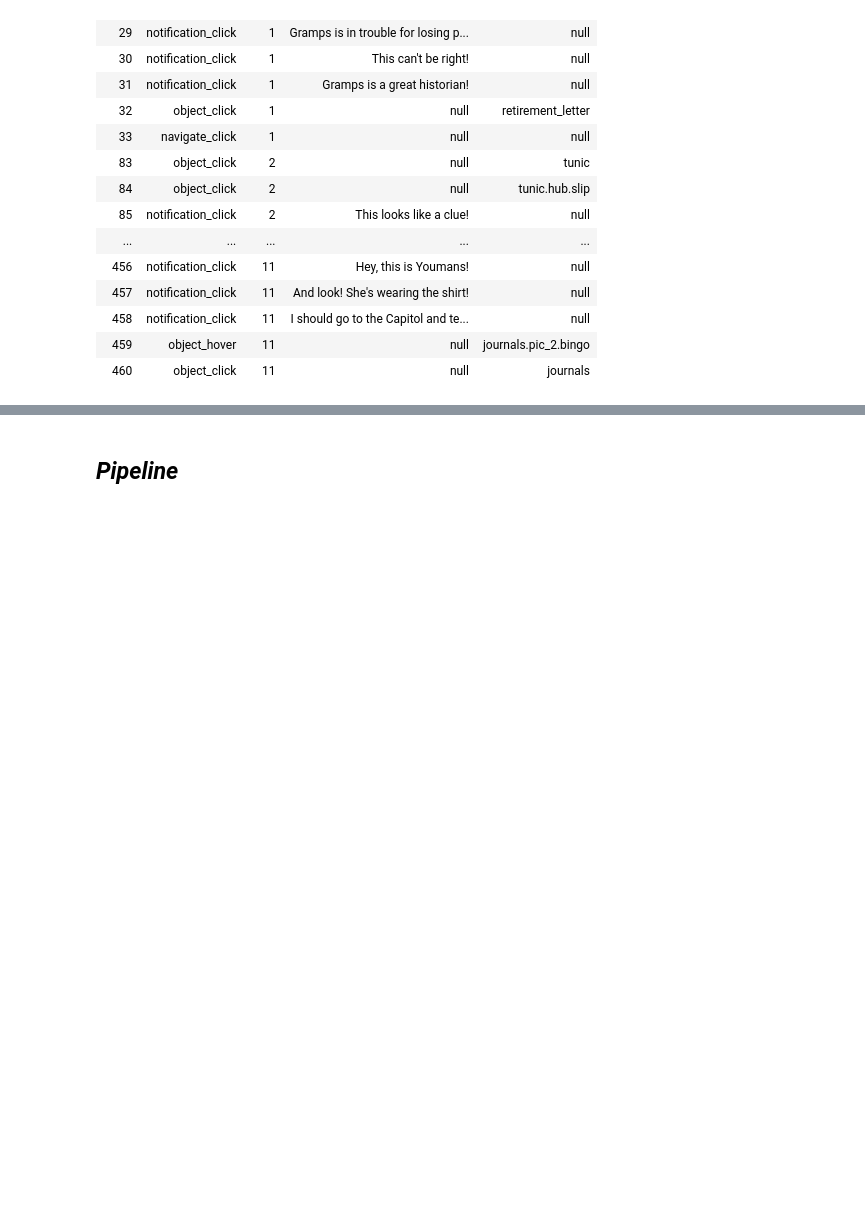
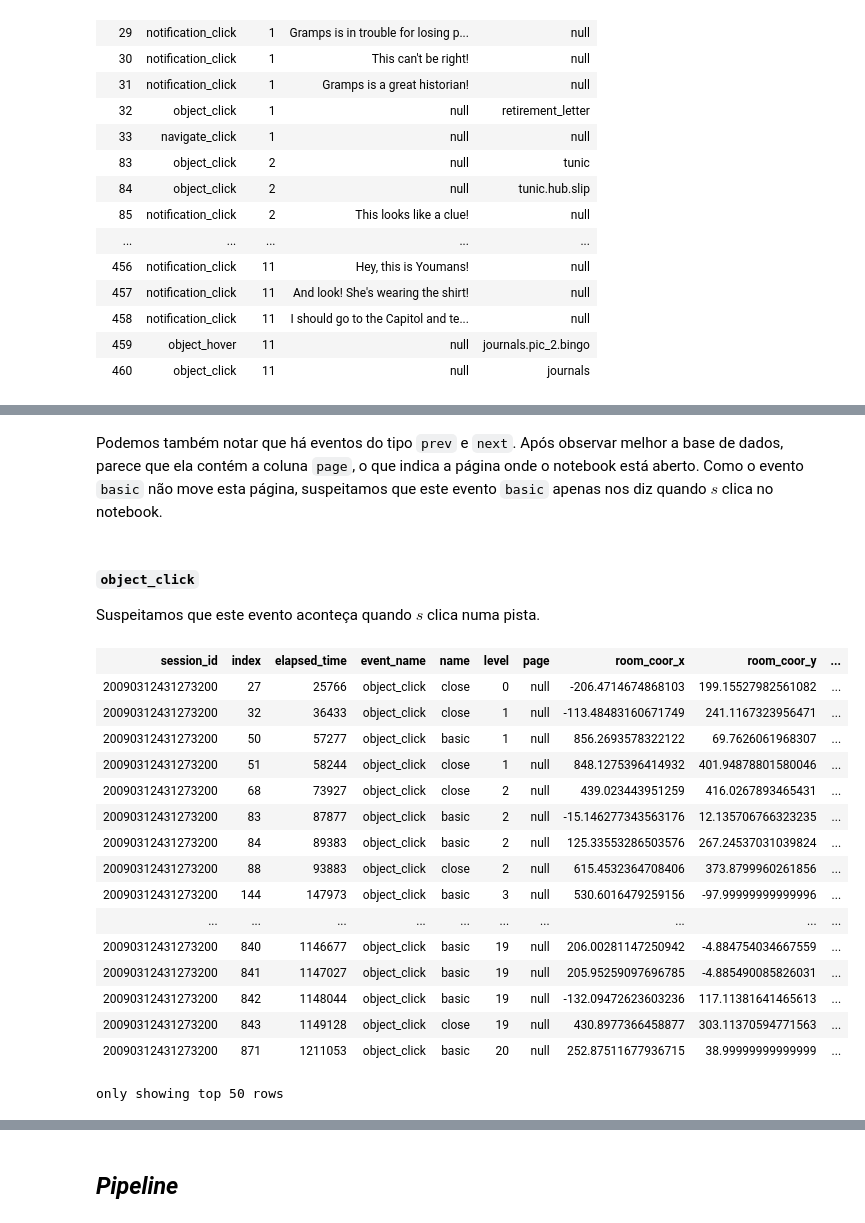
Before and after one commit to notPlancha/pbd, a Jupyter notebook: 1-formulacao.ipynb, the cells around one changed output, grey strips where cells are left out. Drawn from its saved outputs; the diff is of its cells as text; code cells hidden in the pictures; blank space fills up the shorter version.

```diff
--- a/1-formulacao.ipynb
+++ b/1-formulacao.ipynb
@@ -430,0 +480,26 @@ Pela informação da sessão, parece que o evento acontece quando Jo encontra um
+# %% [markdown]
+Podemos também notar que há eventos do tipo `prev` e `next`. Após observar melhor a base de dados, parece que ela contém a coluna `page`, o que indica a página onde o notebook está aberto. Como o evento `basic` não move esta página, suspeitamos que este evento `basic` apenas nos diz quando $s$ clica no notebook.
+# %% [markdown]
+#### `object_click`
+
+Suspeitamos que este evento aconteça quando $s$ clica numa pista.
+# %%
+oneSess.filter("event_name == 'object_click'")
+# %% [output]
+| session_id | index | elapsed_time | event_name | name | level | page | room_coor_x | room_coor_y | ... |
+| 20090312431273200 | 27 | 25766 | object_click | close | 0 | null | -206.4714674868103 | 199.15527982561082 | ... |
+| 20090312431273200 | 32 | 36433 | object_click | close | 1 | null | -113.48483160671749 | 241.1167323956471 | ... |
+| 20090312431273200 | 50 | 57277 | object_click | basic | 1 | null | 856.2693578322122 | 69.7626061968307 | ... |
+| 20090312431273200 | 51 | 58244 | object_click | close | 1 | null | 848.1275396414932 | 401.94878801580046 | ... |
+| 20090312431273200 | 68 | 73927 | object_click | close | 2 | null | 439.023443951259 | 416.0267893465431 | ... |
+| 20090312431273200 | 83 | 87877 | object_click | basic | 2 | null | -15.146277343563176 | 12.135706766323235 | ... |
+| 20090312431273200 | 84 | 89383 | object_click | basic | 2 | null | 125.33553286503576 | 267.24537031039824 | ... |
+| 20090312431273200 | 88 | 93883 | object_click | close | 2 | null | 615.4532364708406 | 373.8799960261856 | ... |
+| 20090312431273200 | 144 | 147973 | object_click | basic | 3 | null | 530.6016479259156 | -97.99999999999996 | ... |
+| ... | ... | ... | ... | ... | ... | ... | ... | ... | ... |
+| 20090312431273200 | 840 | 1146677 | object_click | basic | 19 | null | 206.00281147250942 | -4.884754034667559 | ... |
+| 20090312431273200 | 841 | 1147027 | object_click | basic | 19 | null | 205.95259097696785 | -4.885490085826031 | ... |
+| 20090312431273200 | 842 | 1148044 | object_click | basic | 19 | null | -132.09472623603236 | 117.11381641465613 | ... |
+| 20090312431273200 | 843 | 1149128 | object_click | close | 19 | null | 430.8977366458877 | 303.11370594771563 | ... |
+| 20090312431273200 | 871 | 1211053 | object_click | basic | 20 | null | 252.87511677936715 | 38.99999999999999 | ... |
+only showing top 50 rows
```
Also changed, not shown: parts of 25 cells of this notebook, 2 other files.
